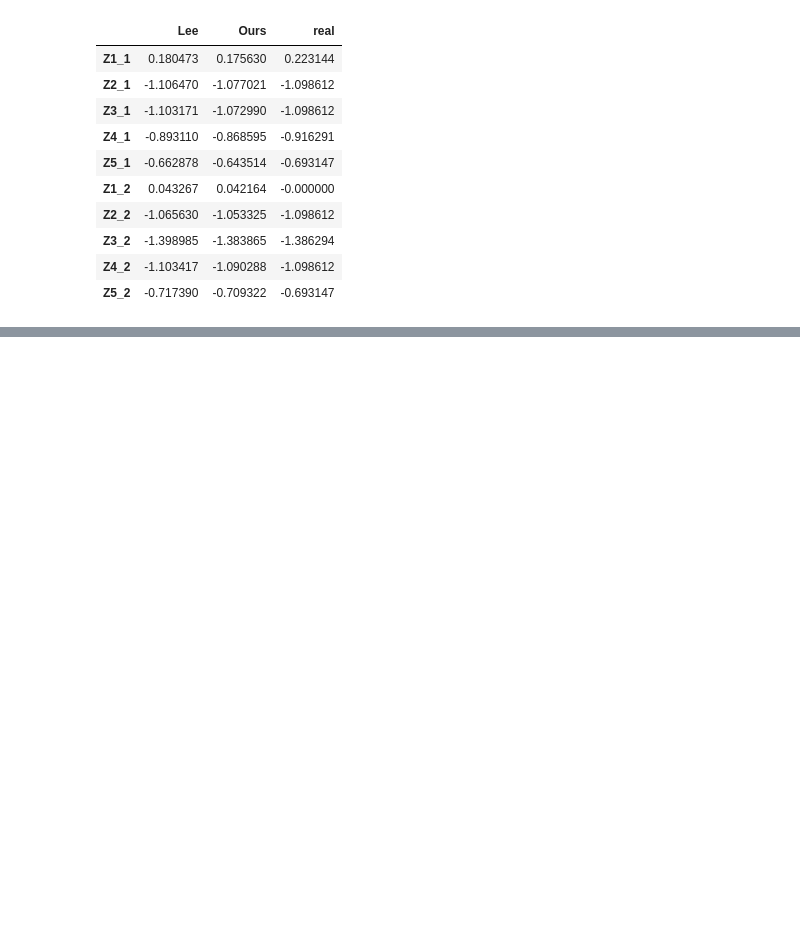
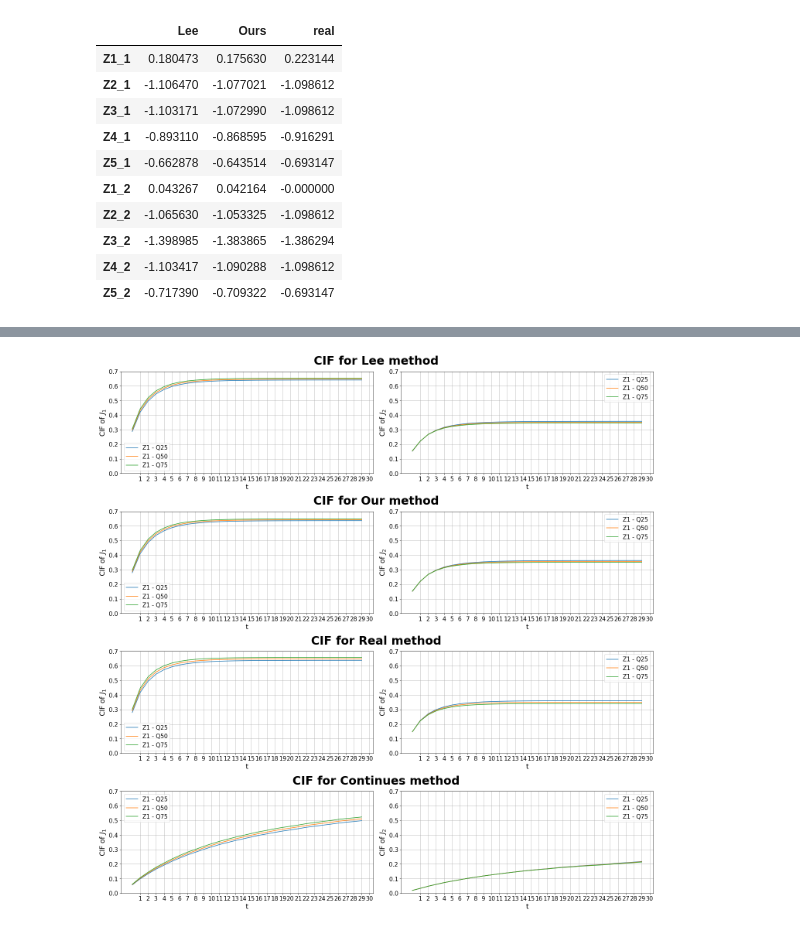
Before and after one commit to tomer1812/pydts, a Jupyter notebook: docs/Simple Simulation.ipynb, the cells around one changed output, grey strips where cells are left out. Drawn from its saved outputs; the diff is of its cells as text; code cells hidden in the pictures; blank space fills up the shorter version.

Commit message:
Added continues example

```diff
--- a/docs/Simple Simulation.ipynb
+++ b/docs/Simple Simulation.ipynb
@@ -363,0 +423,17 @@ for row, subfig in enumerate(subfigs):
+# %%
+from pydts.examples_utils.continues_data import hazard_func, survival_func
+
+hazards = hazard_func(models, df_for_plotting)
+surv_func = survival_func(models, rel_times, df_for_plotting)
+
+cif_1 = pd.DataFrame(hazards[1] * surv_func, index=df_for_plotting.index,
+                     columns=rel_times.astype(int)).cumsum(axis=1)
+cif_2 = pd.DataFrame(hazards[2] * surv_func, index=df_for_plotting.index,
+                     columns=rel_times.astype(int)).cumsum(axis=1)
+cont_cif = pd.merge(
+    cif_1.reset_index(drop=True).add_prefix("cif_j1_at_t"),
+    cif_2.reset_index(drop=True).add_prefix("cif_j2_at_t"),
+    right_index=True, left_index=True
+)
+
+cont_cif
@@ -363,0 +446,25 @@ for row, subfig in enumerate(subfigs):
+# %%
+import matplotlib.pyplot as plt
+from pydts.examples_utils.plots import plot_cif_plots
+
+j_events = 2
+preds = [lee_pred_df, our_pred_df, real_pred_df, cont_cif]
+names = ['Lee', 'Our', 'Real', "Continues"]
+
+fig = plt.figure(constrained_layout=True, figsize=(20, 20))
+
+subfigs = fig.subfigures(nrows=len(preds), ncols=1)
+for row, subfig in enumerate(subfigs):
+    subfig.suptitle(f'CIF for {names[row]} method', fontsize=30, fontweight='bold')
+    pred_df = preds[row]
+    # create 1x3 subplots per subfig
+    axs = subfig.subplots(nrows=1, ncols=j_events)
+    for col, ax in enumerate(axs):
+        ax = plot_cif_plots(pred_df, event=col+1, return_ax=True, ax=ax, pad=0.05, scale=5)
+        h, l = ax.get_legend_handles_labels()
+        ax.legend(h,["Z1 - Q25", "Z1 - Q50", "Z1 - Q75"], fontsize=15)
+        ax.set_ylim([0, 0.7])
+
+plt.savefig("comparison1.jpg")
+# %% [output]
+[figure, added]
```
Also changed, not shown: parts of 13 cells of this notebook, 1 other file.
